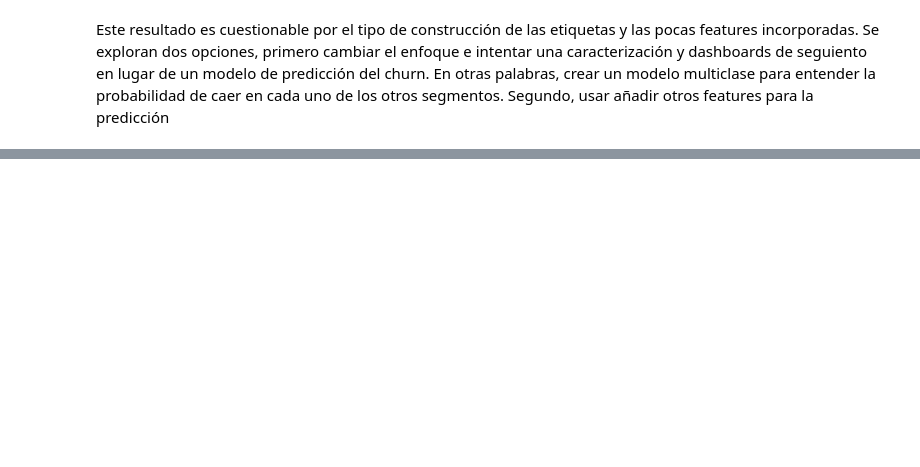
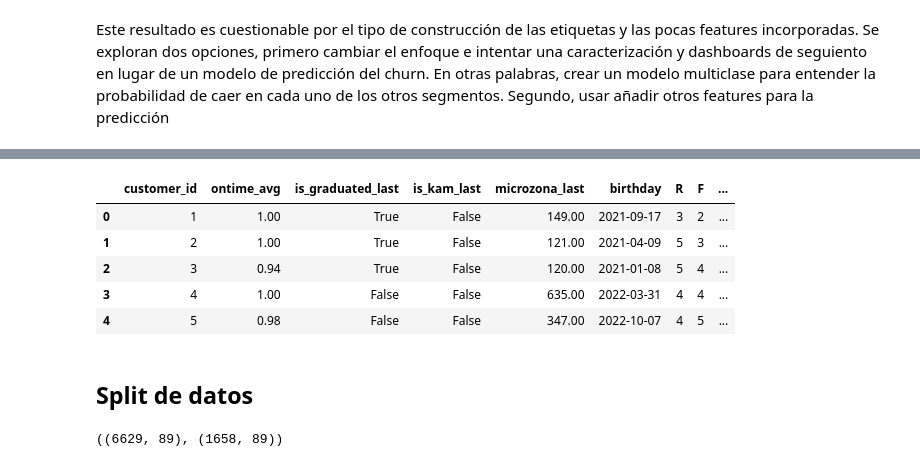
Before and after one commit to asertas14/Big_data, a Jupyter notebook: predictor.ipynb, the cells around one changed output, grey strips where cells are left out. Cells and saved outputs as stored; diff of their text form; code cells hidden in the pictures; blank space fills up the shorter version.

Commit message:
models

```diff
--- a/predictor.ipynb
+++ b/predictor.ipynb
@@ -142,0 +155,3 @@ primero cambiar el enfoque e intentar una caracterización y dashboards de segui
+# %%
+# Cargamos el archivo CSV
+df = pd.read_csv("data/rfm.csv")
@@ -142,0 +167,52 @@ primero cambiar el enfoque e intentar una caracterización y dashboards de segui
+# %%
+# Eliminar columnas innecesarias
+columns_to_drop = ['recency', 'monetary', 'frequency', 'RFM_Score', 'stock_seguridad', 'umbral_churn', 'last_order', 'churned', 'Unnamed: 0']
+df_clean = df.drop(columns=columns_to_drop)
+
+# Convertir 'birthday' a tipo de dato fecha
+df_clean['birthday'] = pd.to_datetime(df_clean['birthday'])
+
+# Convertir 'microzona_last' a categórico
+df_clean['microzona_last'] = df_clean['microzona_last'].astype('category')
+
+# Mostrar las primeras filas del DataFrame limpio
+df_clean.head()
+# %% [output]
+|  | customer_id | ontime_avg | is_graduated_last | is_kam_last | microzona_last | birthday | R | F | ... |
+| 0 | 1 | 1.00 | True | False | 149.00 | 2021-09-17 | 3 | 2 | ... |
+| 1 | 2 | 1.00 | True | False | 121.00 | 2021-04-09 | 5 | 3 | ... |
+| 2 | 3 | 0.94 | True | False | 120.00 | 2021-01-08 | 5 | 4 | ... |
+| 3 | 4 | 1.00 | False | False | 635.00 | 2022-03-31 | 4 | 4 | ... |
+| 4 | 5 | 0.98 | False | False | 347.00 | 2022-10-07 | 4 | 5 | ... |
+# %% [markdown]
+## Split de datos
+# %%
+from sklearn.model_selection import train_test_split
+from sklearn.preprocessing import StandardScaler, OneHotEncoder
+from sklearn.compose import ColumnTransformer
+from sklearn.pipeline import Pipeline
+
+# Definir características y variable objetivo
+X = df_clean.drop('Segment', axis=1)
+y = df_clean['Segment']
+
+# Dividir datos en conjuntos de entrenamiento y prueba
+X_train, X_test, y_train, y_test = train_test_split(X, y, test_size=0.2, random_state=42, stratify=y)
+
+# Columnas numéricas y categóricas
+numeric_features = ['ontime_avg', 'R', 'F', 'M']
+categorical_features = ['is_graduated_last', 'is_kam_last', 'microzona_last']
+
+preprocessor = ColumnTransformer(
+    transformers=[
+        ('num', StandardScaler(), numeric_features),
+        ('cat', OneHotEncoder(drop='first', handle_unknown='ignore'), categorical_features) #Uso handle_unknown ignore por el desbalance en microzonas o da error
+    ])
+
+# Transformar los conjuntos de entrenamiento y prueba nuevamente
+X_train_transformed = preprocessor.fit_transform(X_train)
+X_test_transformed = preprocessor.transform(X_test)
+
+X_train_transformed.shape, X_test_transformed.shape
+# %% [output]
+((6629, 89), (1658, 89))
```
Also changed, not shown: parts of 13 cells of this notebook, 1 other file.
